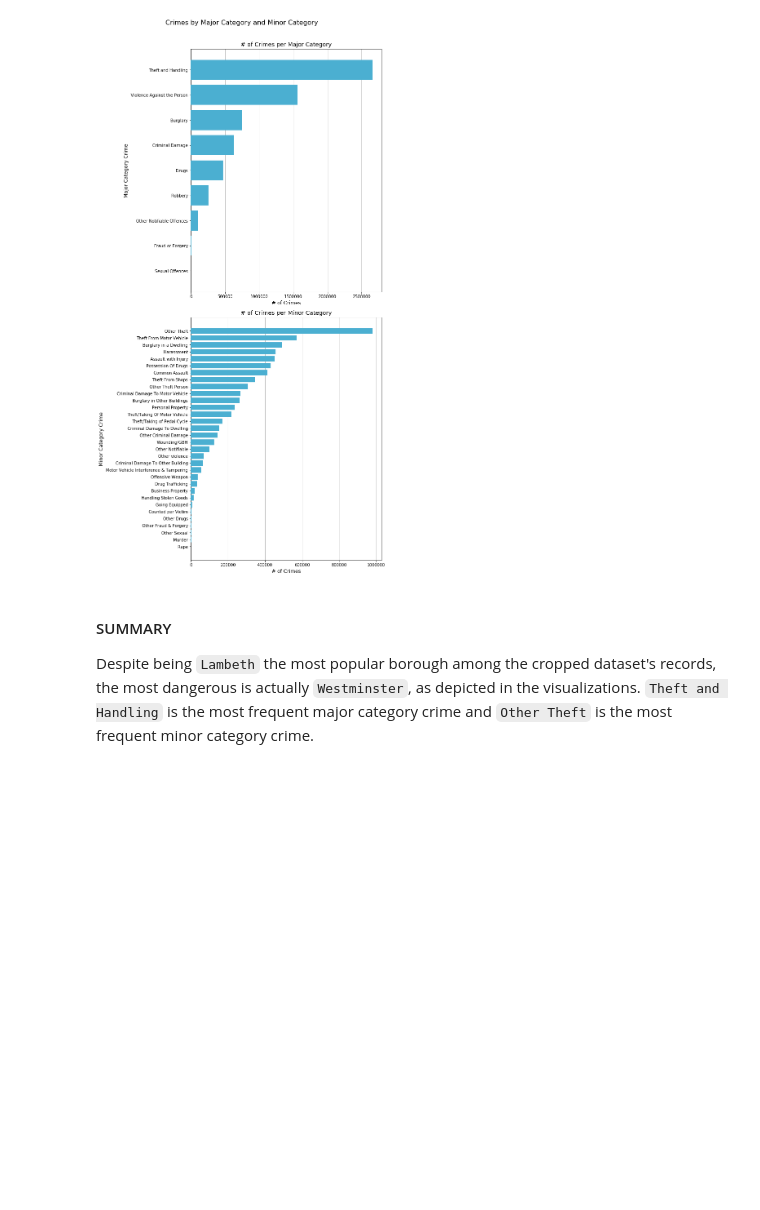
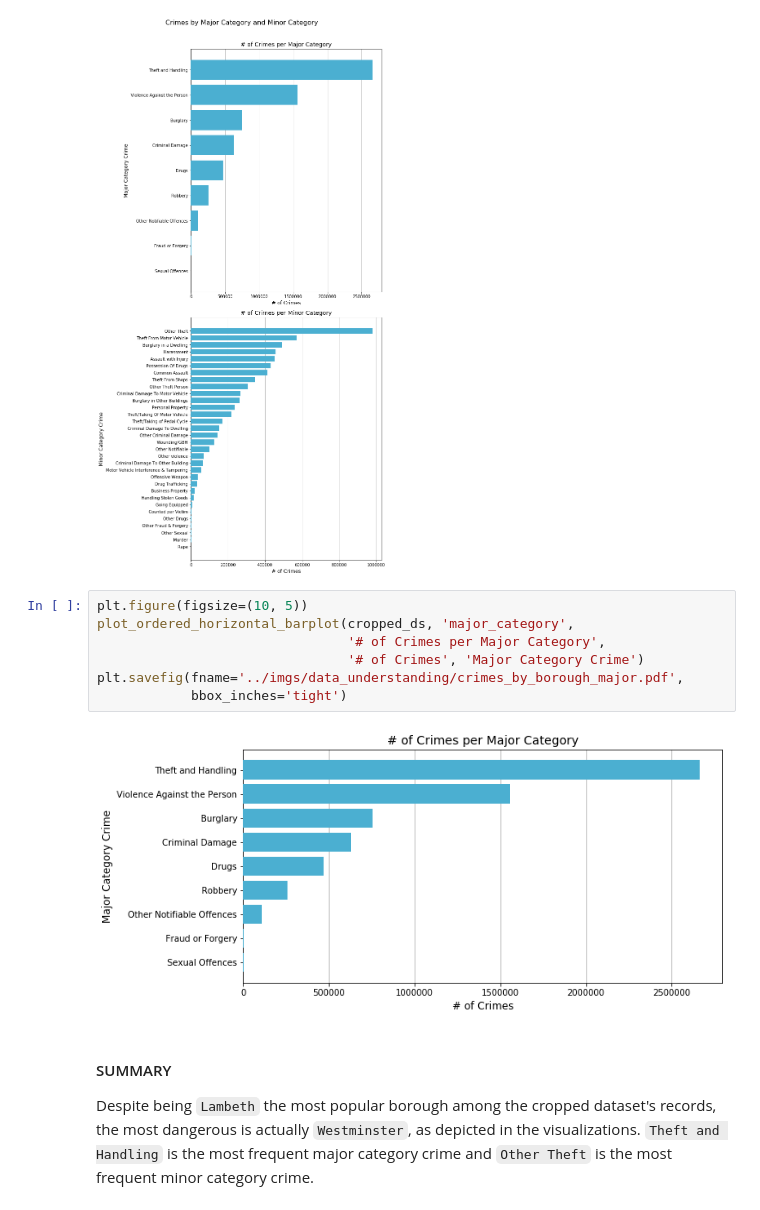
Before and after one commit to germz01/london_crime_data_analysis, a Jupyter notebook: notebooks/data_understanding.ipynb, the cells around one changed output. Cells and saved outputs as stored; diff of their text form; blank space fills up the shorter version.

```diff
--- a/notebooks/data_understanding.ipynb
+++ b/notebooks/data_understanding.ipynb
@@ -477,6 +477,15 @@ plt.savefig(fname='../imgs/data_understanding/crimes_by_borough_major_minor.pdf'
             bbox_inches='tight')
 # %% [output]
 [figure]
+# %%
+plt.figure(figsize=(10, 5))
+plot_ordered_horizontal_barplot(cropped_ds, 'major_category',
+                                '# of Crimes per Major Category',
+                                '# of Crimes', 'Major Category Crime')
+plt.savefig(fname='../imgs/data_understanding/crimes_by_borough_major.pdf',
+            bbox_inches='tight')
+# %% [output]
+[figure, added]
 # %% [markdown]
 #### SUMMARY
 
```
Also changed, not shown: 4 other files.
